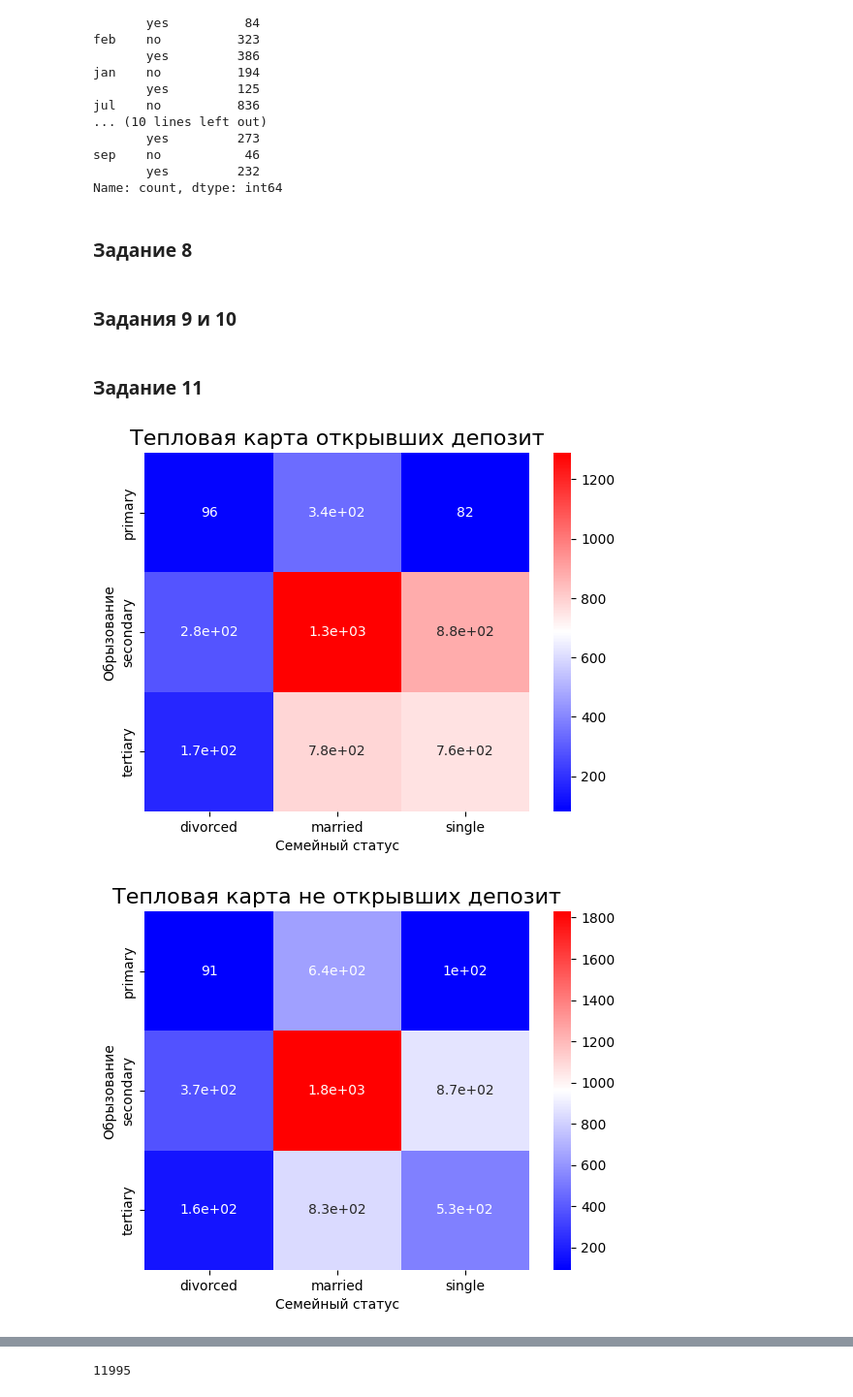
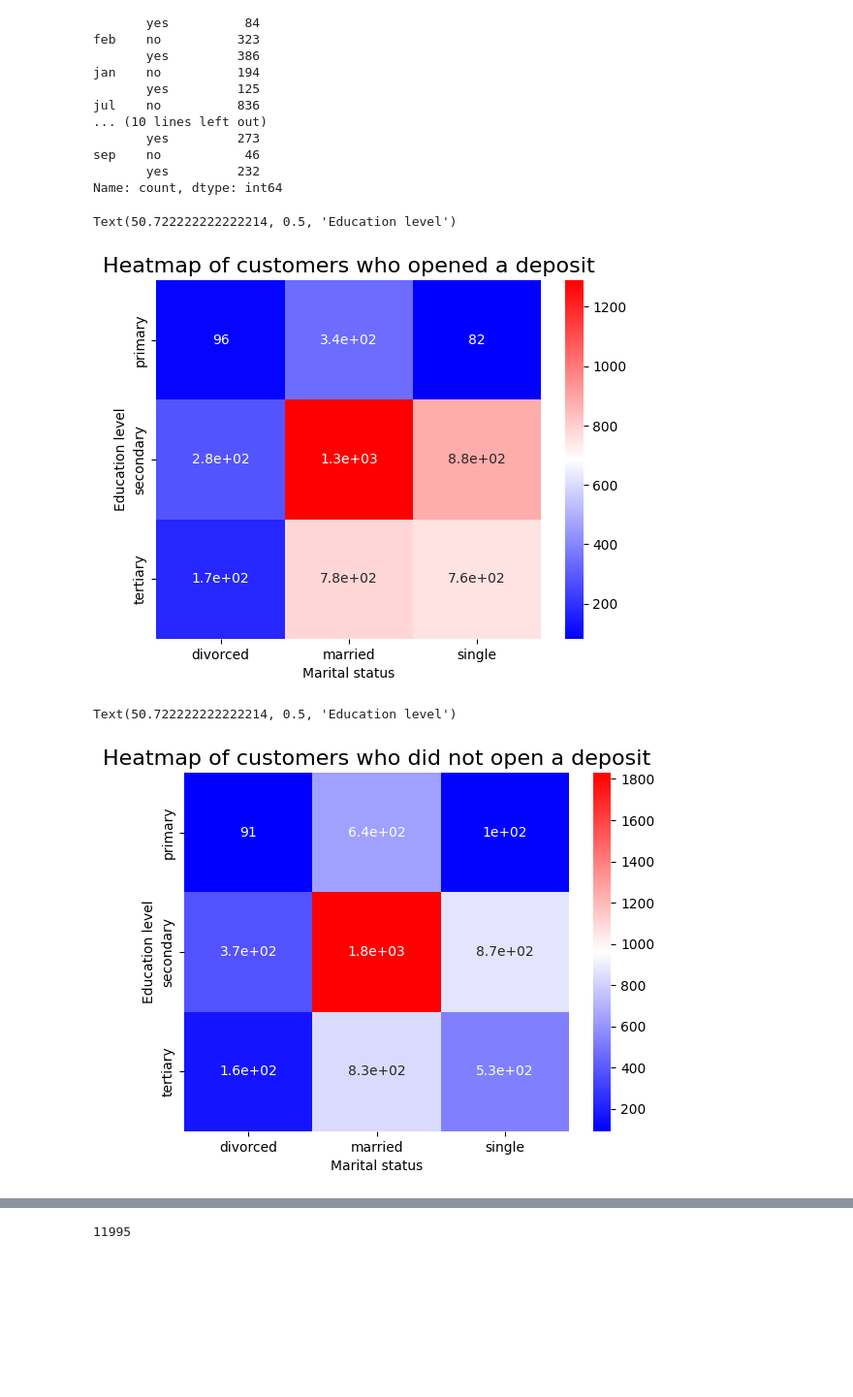
Before and after one commit to AndKober/Project_4, a Jupyter notebook: Project_4_ML.ipynb, the cells around one changed output, grey strips where cells are left out. Shown at 97% size. Drawn from its saved outputs; the diff is of its cells as text; code cells hidden in the pictures; blank space fills up the shorter version.

```diff
--- a/Project_4_ML.ipynb
+++ b/Project_4_ML.ipynb
@@ -131,9 +138,8 @@ print(round(df[(df['education']==df['education'].mode().to_frame()['education'].
 # %%
-# удалите все выбросы для признака balance
-# ваш код
+# Removing all outliers in the 'balance' feature using the IQR method
 def outliers_iqr(data, feature):
     x = data[feature]
-    quartile_1, quartile_3 = x.quantile(0.25), x.quantile(0.75),
+    quartile_1, quartile_3 = x.quantile(0.25), x.quantile(0.75)
     iqr = quartile_3 - quartile_1
     lower_bound = quartile_1 - (iqr * 1.5)
     upper_bound = quartile_3 + (iqr * 1.5)
@@ -141,9 +147,10 @@ def outliers_iqr(data, feature):
     cleaned = data[(x >= lower_bound) & (x <= upper_bound)]
     return outliers, cleaned, lower_bound, upper_bound
 
+# Identifying and removing outliers in 'balance'
 outliers, df_cleaned, lower_bound, upper_bound = outliers_iqr(df, 'balance')
-print(f'Число выбросов по методу Тьюки: {outliers.shape[0]}')
-print(f'Результирующее число записей: {df_cleaned.shape[0]}')
+print(f'Number of outliers detected using Tukey’s method: {outliers.shape[0]}')
+print(f'Final number of records after removal: {df_cleaned.shape[0]}')
 print(round(lower_bound))
 print(round(upper_bound))
 # %% [output]
@@ -277,6 +274,4 @@ jul    no          836
 sep    no           46
        yes         232
 Name: count, dtype: int64
-# %% [markdown]
-### Задание 8
 # %%
@@ -316,5 +314,3 @@ fig = px.bar(
 
 fig.show()
-# %% [markdown]
-### Задания 9 и 10
 # %%
@@ -375,12 +377,10 @@ fig = px.bar(
 
 fig.show()
-# %% [markdown]
-### Задание 11
 # %%
-# постройте сводную таблицу, чтобы определить люди с каким образованием и семейным статусом наиболее многочисленны
-#(если рассматривать тех, кто открыл депозит)
-df_depo_yes=df_cleaned[df_cleaned['deposit']=='yes']
+# Creating a pivot table to determine which education and marital status
+# groups are most represented among those who opened a deposit
 
+df_depo_yes = df_cleaned[df_cleaned['deposit'] == 'yes']
 
 pivot_yes = df_depo_yes.pivot_table(
     values='deposit',
@@ -389,26 +389,33 @@ pivot_yes = df_depo_yes.pivot_table(
     aggfunc='count'
 )
 
+# Creating a heatmap to visualize the distribution
 heatmap = sns.heatmap(data=pivot_yes, cmap='bwr', annot=True)
-heatmap.set_title('Тепловая карта открывших депозит', fontsize=16);
-heatmap.set_xlabel('Семейный статус');
-heatmap.set_ylabel('Обрызование');
+heatmap.set_title('Heatmap of customers who opened a deposit', fontsize=16)
+heatmap.set_xlabel('Marital status')
+heatmap.set_ylabel('Education level')
 # %% [output]
+Text(50.722222222222214, 0.5, 'Education level')
-[figure, old version]
+[figure, new version]
 # %%
-df_depo_no=df_cleaned[df_cleaned['deposit']=='no']
+# Creating a pivot table to determine which education and marital status
+# groups are most represented among those who did not open a deposit
+
+df_depo_no = df_cleaned[df_cleaned['deposit'] == 'no']
 
 pivot_no = df_depo_no.pivot_table(
     values='deposit',
     columns='marital',
     index='education',
     aggfunc='count'
 )
 
+# Creating a heatmap to visualize the distribution
 heatmap = sns.heatmap(data=pivot_no, cmap='bwr', annot=True)
-heatmap.set_title('Тепловая карта не открывших депозит', fontsize=16);
-heatmap.set_xlabel('Семейный статус');
-heatmap.set_ylabel('Обрызование');
+heatmap.set_title('Heatmap of customers who did not open a deposit', fontsize=16)
+heatmap.set_xlabel('Marital status')
+heatmap.set_ylabel('Education level')
 # %% [output]
+Text(50.722222222222214, 0.5, 'Education level')
-[figure, old version]
+[figure, new version]
 # %% [markdown]
```
Also changed, not shown: parts of 64 cells of this notebook.
